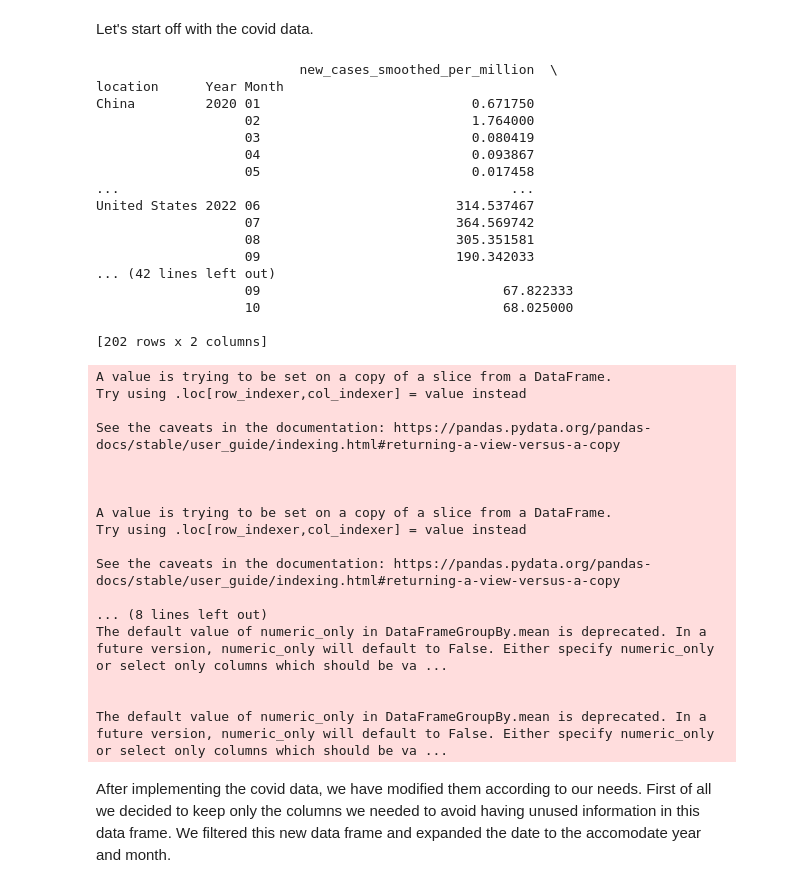
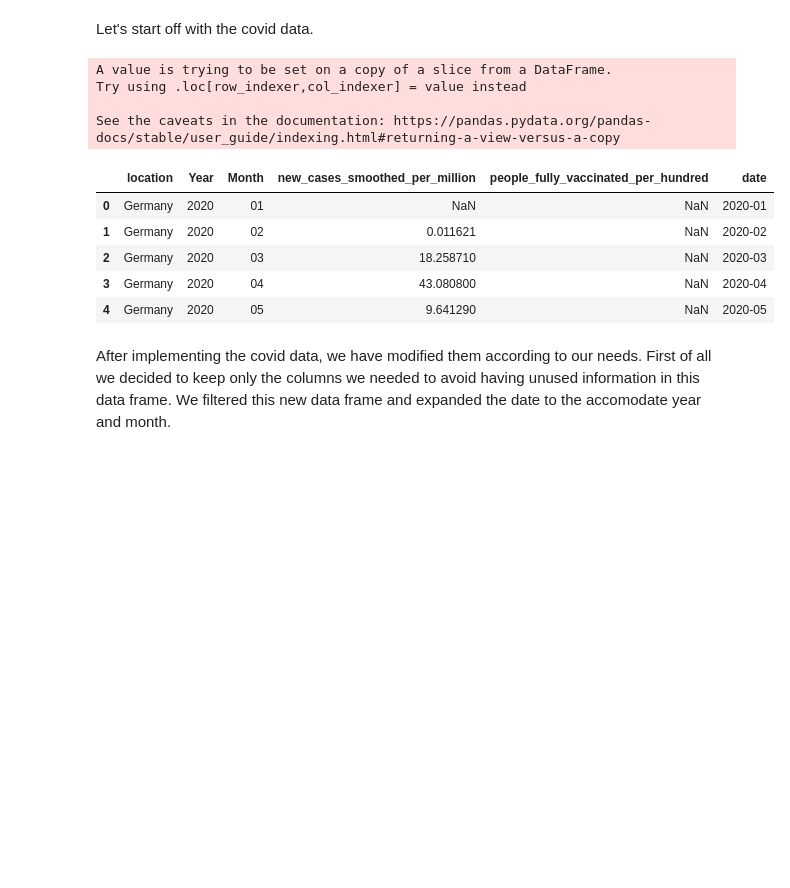
Before and after one commit to allanguzmanf/TIL6022-Project, a Jupyter notebook: project_template_Group_15.ipynb, the cells around one changed output. Cells and saved outputs as stored; diff of their text form; code cells hidden in the pictures; blank space fills up the shorter version.

Commit message:
Covid data

```diff
--- a/project_template_Group_15.ipynb
+++ b/project_template_Group_15.ipynb
@@ -73,63 +73,45 @@ First, we are going to import the dataframes. We are going to modifiy them in or
 Let's start off with the covid  data.
 # %%
 #COVID PART
-
 filepath = 'Data_Sets/owid-covid-data.csv'
 covid_data = pd.read_csv(filepath, delimiter=',')
 
 # Select the columns of interest from the original dataset and filter it, also expand the date to accomodate year and month
 columns_of_interest = ['new_cases_smoothed_per_million','people_fully_vaccinated_per_hundred','date','location']
 filtered_covid_data = covid_data[columns_of_interest]
 filtered_covid_data[['Year','Month','Day']] = filtered_covid_data.date.str.split("-",expand=True)
 
 # Selecting the countries of interest for cargo and passenger trasnport
-cargo_countries_of_interest =['China','United States','United Arab Emirates','Kenya','Russia','Netherlands']
+cargo_countries_of_interest =['China','United States','United Arab Emirates','Brazil','Qatar','Netherlands']
 passenger_countries_of_interest = ['United Kingdom','Spain','Germany','Italy','United States','Netherlands']
 
 # Group by year, month and location to calculate the mean for cargo transport
 cargo_filtered_covid_data = filtered_covid_data[filtered_covid_data['location'].isin(cargo_countries_of_interest)]
 cargo_filtered_covid_data = cargo_filtered_covid_data.groupby(['location','Year','Month']).mean()
-print(cargo_filtered_covid_data)
+
+#Resetting the index and creating new collum with Year and Month
+cargo_filtered_covid_data = cargo_filtered_covid_data.reset_index()
+cargo_filtered_covid_data['date'] = cargo_filtered_covid_data['Year'] + ['-'] + cargo_filtered_covid_data['Month']
 
 # Group by year, month and location to calculate the mean for cargo transport
 passenger_filtered_covid_data = filtered_covid_data[filtered_covid_data['location'].isin(passenger_countries_of_interest)]
 passenger_filtered_covid_data = passenger_filtered_covid_data.groupby(['location','Year','Month']).mean()
-print(passenger_filtered_covid_data)
+
+#Resetting the index and creating new collum with Year and Month
+passenger_filtered_covid_data = passenger_filtered_covid_data.reset_index()
+passenger_filtered_covid_data['date'] = passenger_filtered_covid_data['Year'] + ['-'] + passenger_filtered_covid_data['Month']
+passenger_filtered_covid_data.head()
 # %% [output]
-                          new_cases_smoothed_per_million  \
-location      Year Month
-China         2020 01                           0.671750
-                   02                           1.764000
-                   03                           0.080419
-                   04                           0.093867
-                   05                           0.017458
-...                                                  ...
-United States 2022 06                         314.537467
-                   07                         364.569742
-                   08                         305.351581
-                   09                         190.342033
-... (42 lines left out)
-                   09                               67.822333
-                   10                               68.025000
+A value is trying to be set on a copy of a slice from a DataFrame.
+Try using .loc[row_indexer,col_indexer] = value instead
 
-[202 rows x 2 columns]
+See the caveats in the documentation: https://pandas.pydata.org/pandas-docs/stable/user_guide/indexing.html#returning-a-view-versus-a-copy
-A value is trying to be set on a copy of a slice from a DataFrame.
-Try using .loc[row_indexer,col_indexer] = value instead
-
-See the caveats in the documentation: https://pandas.pydata.org/pandas-docs/stable/user_guide/indexing.html#returning-a-view-versus-a-copy
-
-
-
-A value is trying to be set on a copy of a slice from a DataFrame.
-Try using .loc[row_indexer,col_indexer] = value instead
-
-See the caveats in the documentation: https://pandas.pydata.org/pandas-docs/stable/user_guide/indexing.html#returning-a-view-versus-a-copy
-
-... (8 lines left out)
-The default value of numeric_only in DataFrameGroupBy.mean is deprecated. In a future version, numeric_only will default to False. Either specify numeric_only or select only columns which should be va ...
-
-
-The default value of numeric_only in DataFrameGroupBy.mean is deprecated. In a future version, numeric_only will default to False. Either specify numeric_only or select only columns which should be va ...
+|  | location | Year | Month | new_cases_smoothed_per_million | people_fully_vaccinated_per_hundred | date |
+| 0 | Germany | 2020 | 01 | NaN | NaN | 2020-01 |
+| 1 | Germany | 2020 | 02 | 0.011621 | NaN | 2020-02 |
+| 2 | Germany | 2020 | 03 | 18.258710 | NaN | 2020-03 |
+| 3 | Germany | 2020 | 04 | 43.080800 | NaN | 2020-04 |
+| 4 | Germany | 2020 | 05 | 9.641290 | NaN | 2020-05 |
 # %% [markdown]
 After implementing the covid data, we have modified them according to our needs. First of all we decided to keep only the columns we needed to avoid having unused information in this data frame. We filtered this new data frame and expanded the date to the accomodate year and month.
 # %% [markdown]
```
Also changed, not shown: parts of 6 cells of this notebook.
